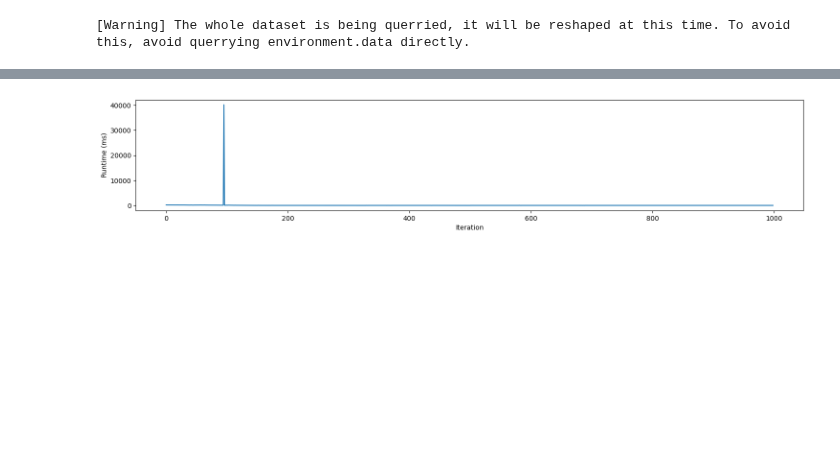
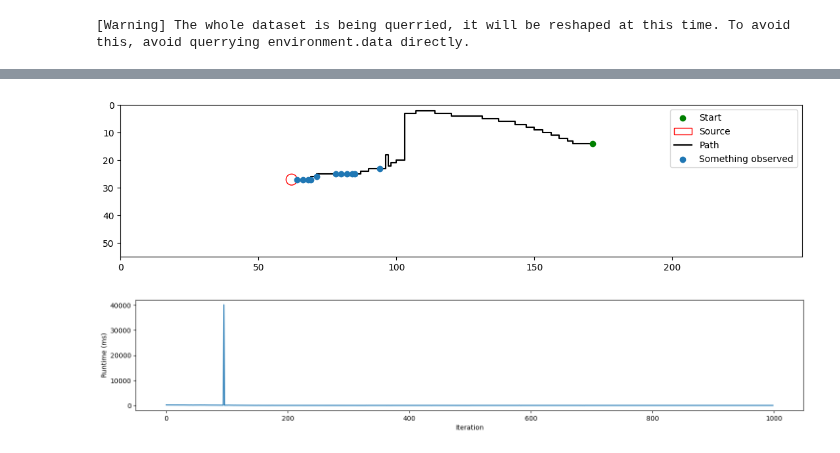
Before and after one commit to PimLb/olfactory-navigation, a Jupyter notebook: experiments/pomdp_agent_training.ipynb, the cells around one changed output, grey strips where cells are left out. Saved outputs shown, nothing was run; the diff lists cells and outputs as text; code cells hidden in the pictures; blank space fills up the shorter version.

Commit message:
Make environment and agent optional when loading simulation histories

```diff
--- a/experiments/pomdp_agent_training.ipynb
+++ b/experiments/pomdp_agent_training.ipynb
@@ -98,5 +94,9 @@ Simulation's analysis saved to: ./Simulations-s_55_247-n_2393-20240717_232141-ho
 # %%
-loaded_hist = SimulationHistory.load_from_file('./Simulations-s_55_247-n_2393-20240717_232141-horizon_1000.csv', agent=ag)
+loaded_hist = SimulationHistory.load_from_file('./Simulations-s_55_247-n_2393-20240722_234112-horizon_1000.csv')
+# %%
+loaded_hist.plot()
+# %% [output]
+[figure, added]
 # %%
 loaded_hist.plot_runtimes()
 # %% [output]
```
Also changed, not shown: parts of 6 cells of this notebook, 4 other files.
